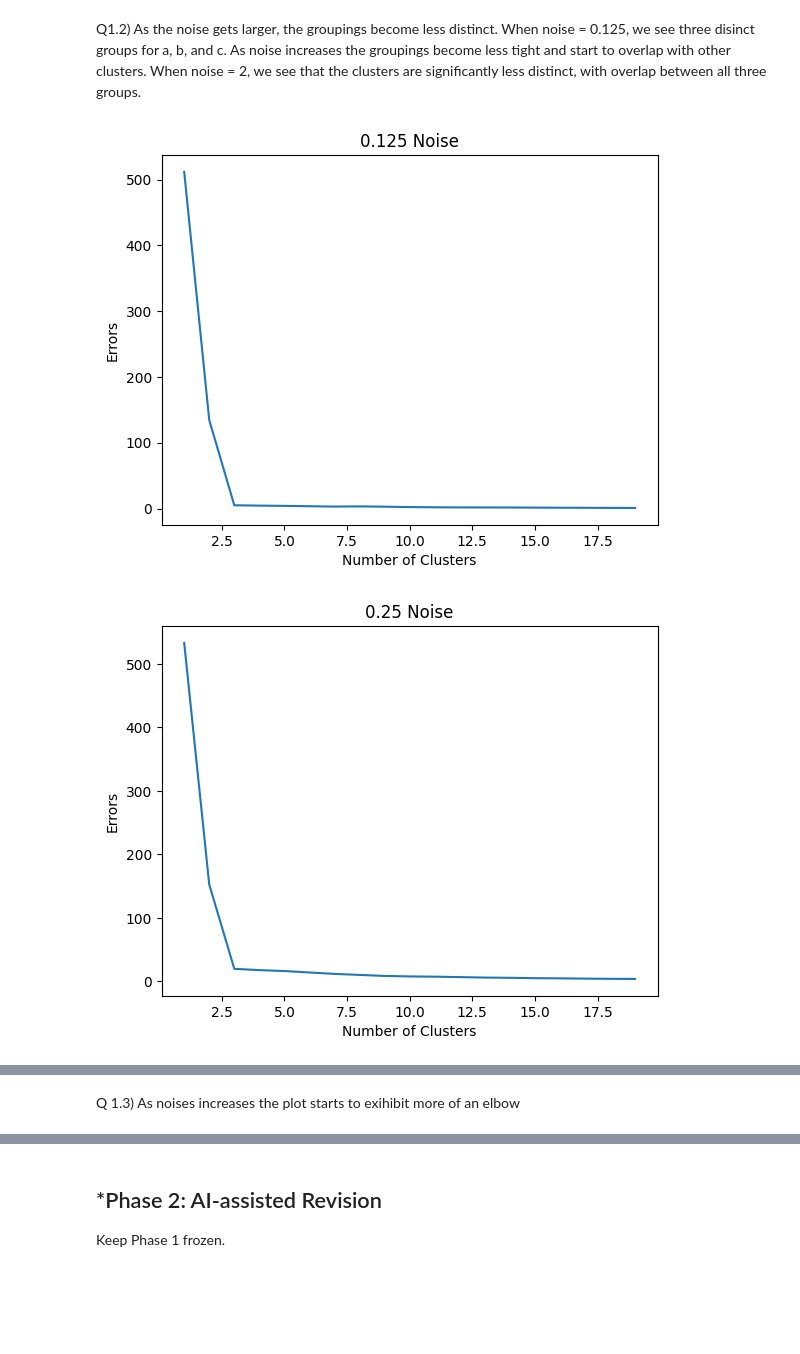
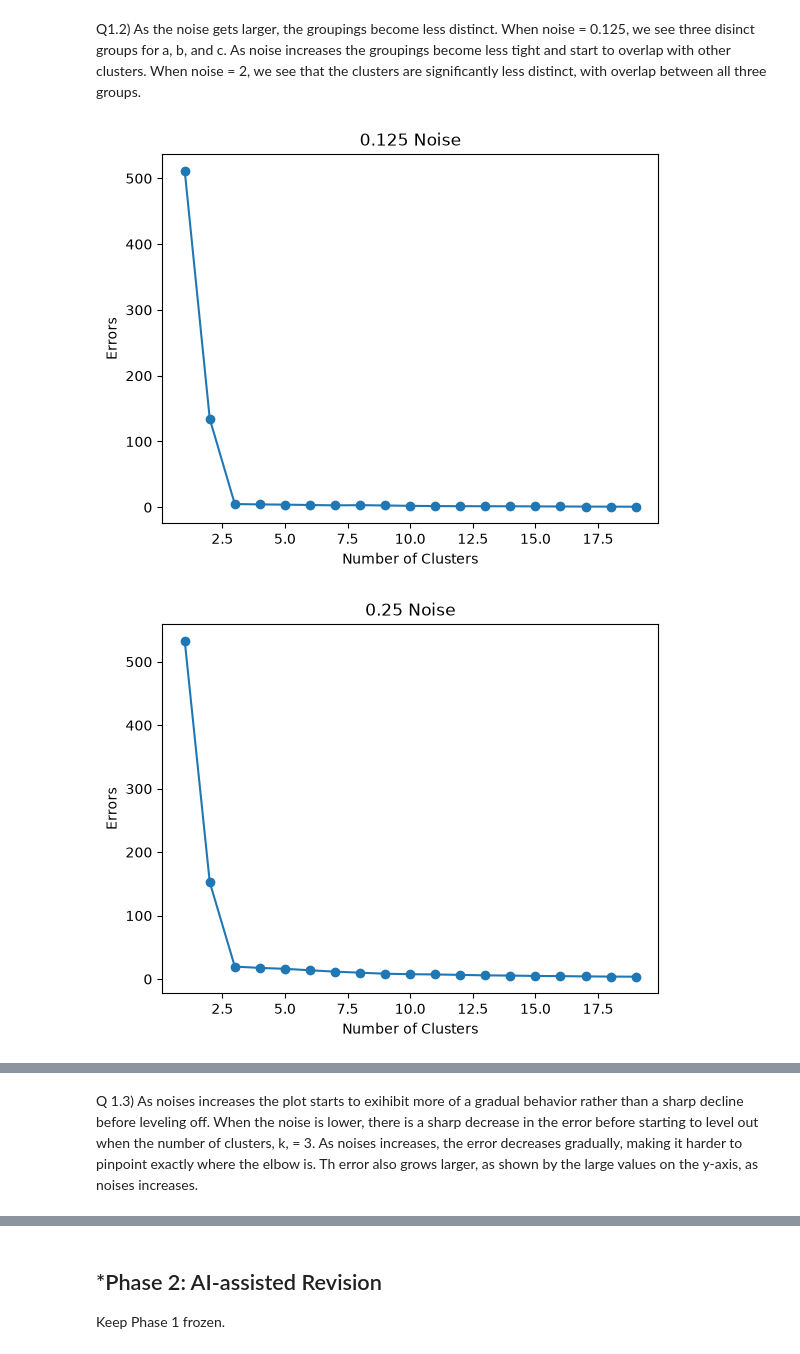
Before and after one commit to KevinT135/A04-clustering, a Jupyter notebook: notebook.ipynb, the cells around one changed output, grey strips where cells are left out. Saved outputs shown, nothing was run; the diff lists cells and outputs as text; code cells hidden in the pictures; blank space fills up the shorter version.

```diff
--- a/notebook.ipynb
+++ b/notebook.ipynb
@@ -120,7 +120,7 @@ for k in range(1, 20):
     model.fit(df0_125[["x1", "x2"]])
     errors.append(model.inertia_)
 
-plt.plot(range(1, 20), errors)
+plt.plot(range(1, 20), errors, marker='o')
 plt.xlabel("Number of Clusters")
 plt.ylabel("Errors")
 plt.title("0.125 Noise")
@@ -132,7 +132,7 @@ for k in range(1, 20):
     model.fit(df0_25[["x1", "x2"]])
     errors.append(model.inertia_)
 
-plt.plot(range(1, 20), errors)
+plt.plot(range(1, 20), errors, marker='o')
 plt.xlabel("Number of Clusters")
 plt.ylabel("Errors")
 plt.title("0.25 Noise")
@@ -144,35 +144,35 @@ for k in range(1, 20):
     model.fit(df0_5[["x1", "x2"]])
     errors.append(model.inertia_)
 
-plt.plot(range(1, 20), errors)
+plt.plot(range(1, 20), errors, marker='o')
 plt.xlabel("Number of Clusters")
 plt.ylabel("Errors")
 plt.title("0.5 Noise")
 plt.show()
 
 errors = []
 for k in range(1, 20):
     model = KMeans(n_clusters=k, random_state=1)
     model.fit(df1_0[["x1", "x2"]])
     errors.append(model.inertia_)
 
-plt.plot(range(1, 20), errors)
+plt.plot(range(1, 20), errors, marker='o')
 plt.xlabel("Number of Clusters")
 plt.ylabel("Errors")
 plt.title("1.0 Noise")
 plt.show()
 
 errors = []
 for k in range(1, 20):
     model = KMeans(n_clusters=k, random_state=1)
     model.fit(df2_0[["x1", "x2"]])
     errors.append(model.inertia_)
 
-plt.plot(range(1, 20), errors)
+plt.plot(range(1, 20), errors, marker='o')
 plt.xlabel("Number of Clusters")
 plt.ylabel("Errors")
 plt.title("2.0 Noise")
 plt.show()
 # %% [output]
-[figure, old version]
+[figure, new version]
-[figure, old version]
+[figure, new version]
@@ -182,3 +182,3 @@ plt.show()
 # %% [markdown]
-Q 1.3) As noises increases the plot starts to exihibit more of an elbow
+Q 1.3) As noises increases the plot starts to exihibit more of a gradual behavior rather than a sharp decline before leveling off. When the noise is lower, there is a sharp decrease in the error before starting to level out when the number of clusters, k, = 3. As noises increases, the error decreases gradually, making it harder to pinpoint exactly where the elbow is. Th error also grows larger, as shown by the large values on the y-axis, as noises increases.
 # %% [markdown]
```
Also changed, not shown: parts of 6 cells of this notebook.
